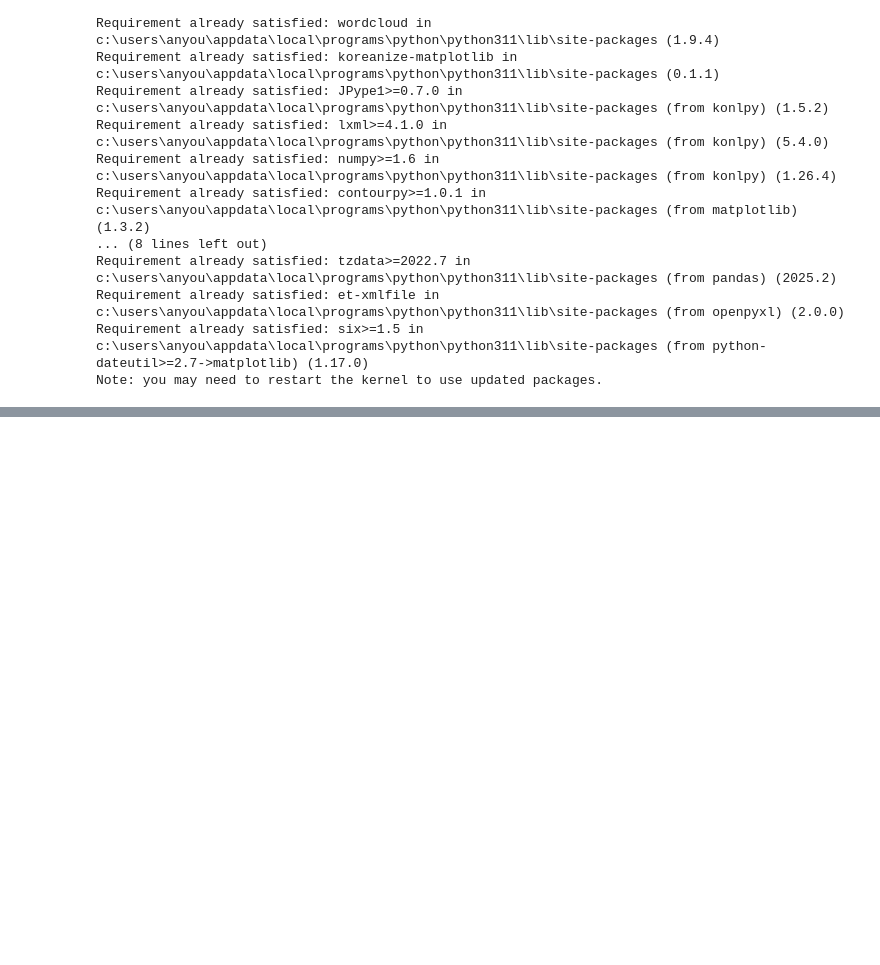
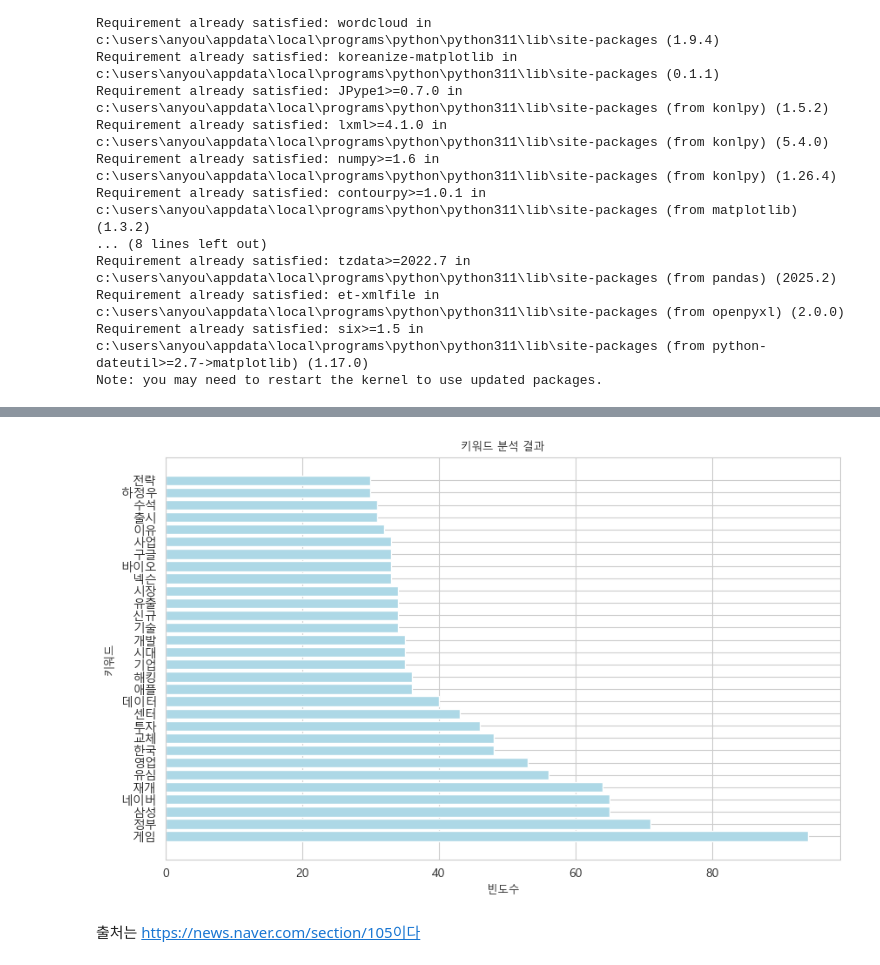
Before and after one commit to An0jin/TextMaining, a Jupyter notebook: main.ipynb, the cells around one changed output, grey strips where cells are left out. Saved outputs shown, nothing was run; the diff lists cells and outputs as text; code cells hidden in the pictures; blank space fills up the shorter version.

```diff
--- a/main.ipynb
+++ b/main.ipynb
@@ -20,0 +102,25 @@ Note: you may need to restart the kernel to use updated packages.
+# %%
+import pandas as pd
+import matplotlib.pyplot as plt
+import matplotlib.font_manager as fm
+plt.rcParams['font.family'] ='Malgun Gothic'
+plt.rcParams['axes.unicode_minus'] =False
+
+df = pd.read_excel("키워드 분석 결과.xlsx")
+
+#  (one-letter word)는 빼자
+df = df[df['키워드'].str.len() > 1]
+
+#  10  20   30
+df = df.sort_values(by='빈도수', ascending=False).head(30)
+
+plt.figure(figsize=(10, 6))
+plt.barh(df['키워드'], df['빈도수'], color='lightblue')
+plt.title('키워드 분석 결과', fontproperties=font)
+plt.xlabel('빈도수', fontproperties=font)
+plt.ylabel('키워드', fontproperties=font)
+plt.show()
+# %% [output]
+[figure, added]
+# %% [markdown]
+출처는 https://news.naver.com/section/105이다
```
Also changed, not shown: parts of 6 cells of this notebook, 11 other files.
